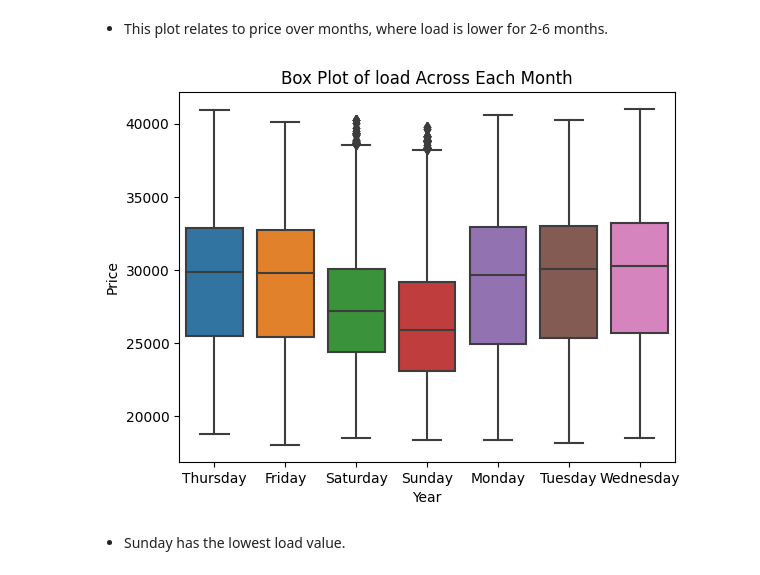
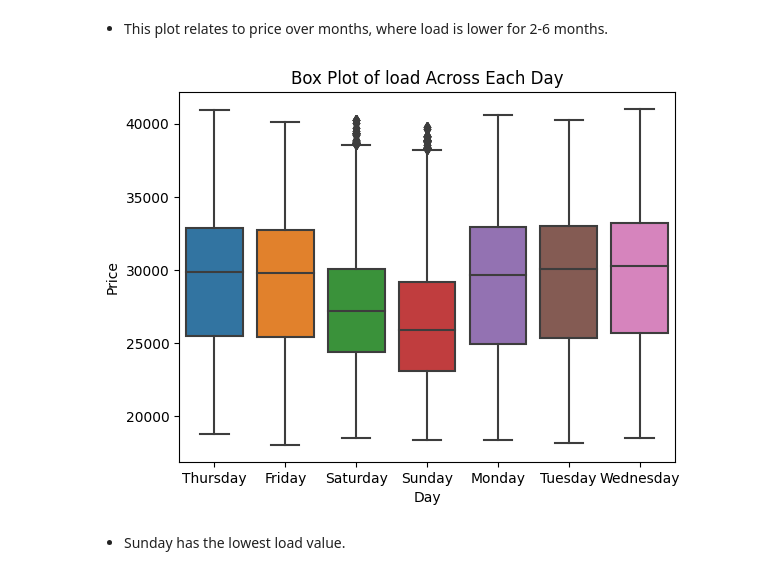
Before and after one commit to sohamthirty/Electricity-Price-Forecasting, a Jupyter notebook: EDA.ipynb, the cells around one changed output. Cells and saved outputs as stored; diff of their text form; code cells hidden in the pictures.

```diff
--- a/EDA.ipynb
+++ b/EDA.ipynb
@@ -168,10 +184,10 @@ plt.show()
 ## year on year
 # %%
 #Set timeframe data for easier accessing
-df["year"]=filtered_df['time'].dt.year
-df["month"]=filtered_df['time'].dt.month
-df["date"] = filtered_df['time'].dt.day
-df["day"] = filtered_df['time'].dt.day_name()
+df["year"]= df['time'].dt.year
+df["month"]= df['time'].dt.month
+df["date"] = df['time'].dt.day
+df["day"] = df['time'].dt.day_name()
 # %%
 for y in range(2015, 2019):
     plt.figure(figsize=(18,3))
@@ -254,12 +270,12 @@ plt.show()
 - This plot relates to price over months, where load is lower for 2-6 months.
 # %%
 sns.boxplot(x='day', y='total load actual', data=df)
-plt.xlabel('Year')
+plt.xlabel('Day')
 plt.ylabel('Price')
-plt.title('Box Plot of load Across Each Month')
+plt.title('Box Plot of load Across Each Day')
 plt.show()
 # %% [output]
-[figure, old version]
+[figure, new version]
 # %% [markdown]
 - Sunday has the lowest load value.
 # %% [markdown]
```
Also changed, not shown: parts of 3 cells of this notebook, 1 other file.
